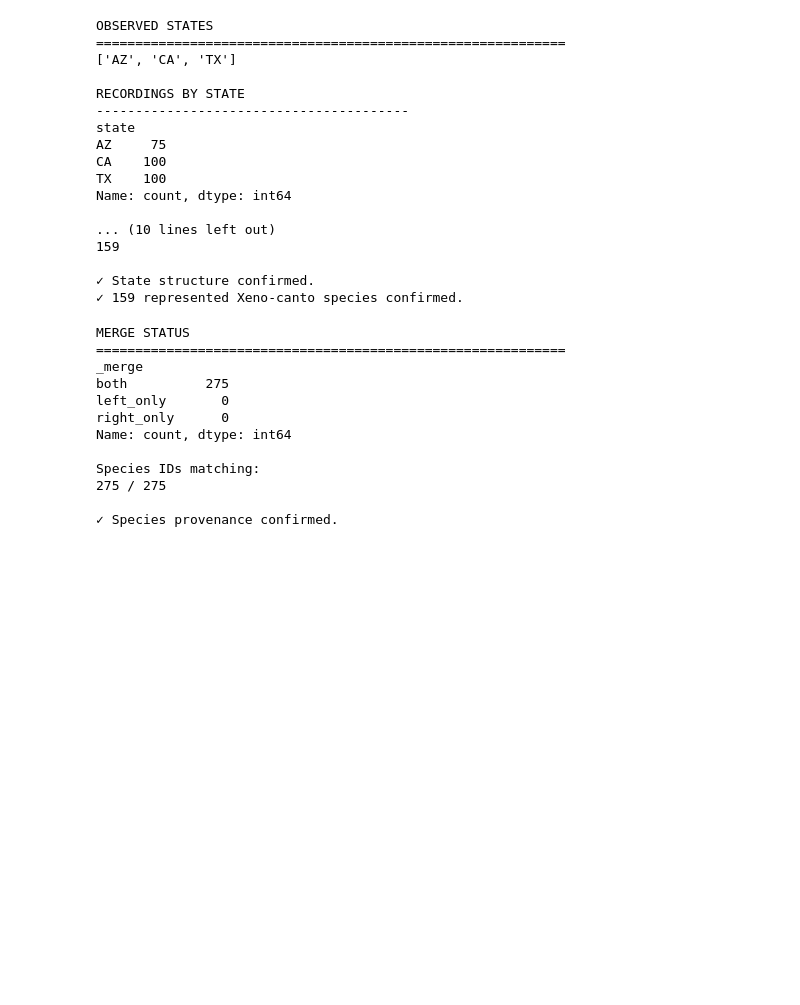
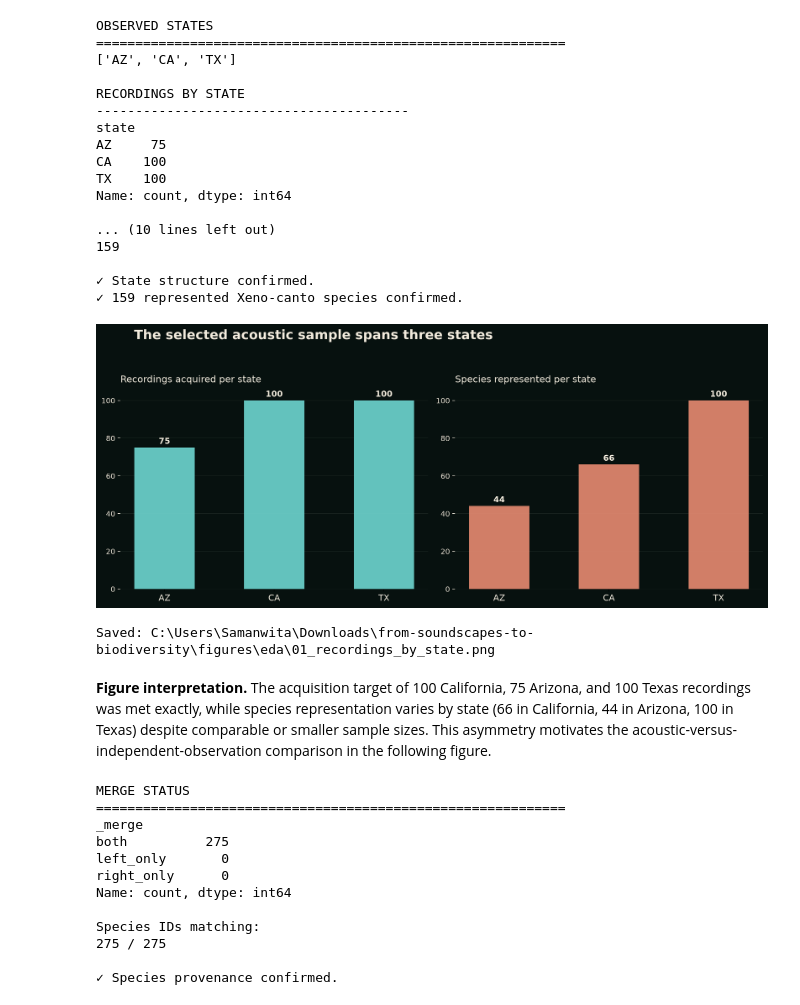
Before and after one commit to SMukherjee07/From-Soundscapes-to-Biodiversity, a Jupyter notebook: research/notebooks/06_eda.ipynb, the cells around one changed output. Saved outputs shown, nothing was run; the diff lists cells and outputs as text; code cells hidden in the pictures; blank space fills up the shorter version.

```diff
--- a/research/notebooks/06_eda.ipynb
+++ b/research/notebooks/06_eda.ipynb
@@ -283,6 +297,61 @@ Name: count, dtype: int64
 
 ✓ State structure confirmed.
 ✓ 159 represented Xeno-canto species confirmed.
+# %%
+# ============================================================
+# Figure 01 — Recordings and species by state
+# ============================================================
+
+fig01_summary = (
+    features
+    .groupby("state")
+    .agg(
+        recordings=("recording_id", "nunique"),
+        species=("species_id", "nunique")
+    )
+    .loc[["AZ", "CA", "TX"]]
+)
+
+fig, axes = plt.subplots(1, 2, figsize=(13, 5.5), dpi=200)
+fig.patch.set_facecolor(EDA_STYLE["background"])
+
+x = np.arange(3)
+labels = fig01_summary.index.tolist()
+
+for ax, col, title, color in zip(
+    axes,
+    ["recordings", "species"],
+    ["Recordings acquired per state", "Species represented per state"],
+    [EDA_STYLE["cyan"], EDA_STYLE["coral"]]
+):
+    ax.set_facecolor(EDA_STYLE["background"])
+    bars = ax.bar(x, fig01_summary[col], color=color, alpha=0.9, width=0.55)
+    for spine in ax.spines.values():
+        spine.set_visible(False)
+    ax.set_xticks(x)
+    ax.set_xticklabels(labels, color=EDA_STYLE["foreground"], fontsize=12)
+    ax.tick_params(axis="y", colors=EDA_STYLE["foreground"])
+    ax.grid(axis="y", color=EDA_STYLE["grid"], alpha=0.5)
+    ax.set_axisbelow(True)
+    ax.set_title(title, color=EDA_STYLE["foreground"], fontsize=13, loc="left", pad=12)
+    for bar, val in zip(bars, fig01_summary[col]):
+        ax.text(bar.get_x() + bar.get_width() / 2, val + 1, str(int(val)),
+                ha="center", va="bottom", color=EDA_STYLE["foreground"], fontsize=11, fontweight="bold")
+
+fig.suptitle("The selected acoustic sample spans three states",
+             fontsize=18, fontweight="bold", color=EDA_STYLE["foreground"], x=0.06, ha="left")
+
+plt.tight_layout(rect=[0, 0, 1, 0.92])
+
+figure_path = EDA_FIGURES_DIR / "01_recordings_by_state.png"
+fig.savefig(figure_path, dpi=200, bbox_inches="tight", facecolor=fig.get_facecolor())
+plt.show()
+print("Saved:", figure_path)
+# %% [output]
+[figure, added]
+Saved: C:\Users\Samanwita\Downloads\from-soundscapes-to-biodiversity\figures\eda\01_recordings_by_state.png
+# %% [markdown]
+**Figure interpretation.** The acquisition target of 100 California, 75 Arizona, and 100 Texas recordings was met exactly, while species representation varies by state (66 in California, 44 in Arizona, 100 in Texas) despite comparable or smaller sample sizes. This asymmetry motivates the acoustic-versus-independent-observation comparison in the following figure.
 # %%
 # ============================================================
 # 7. Validate species provenance
```
Also changed, not shown: parts of 15 cells of this notebook, 1 other file.
